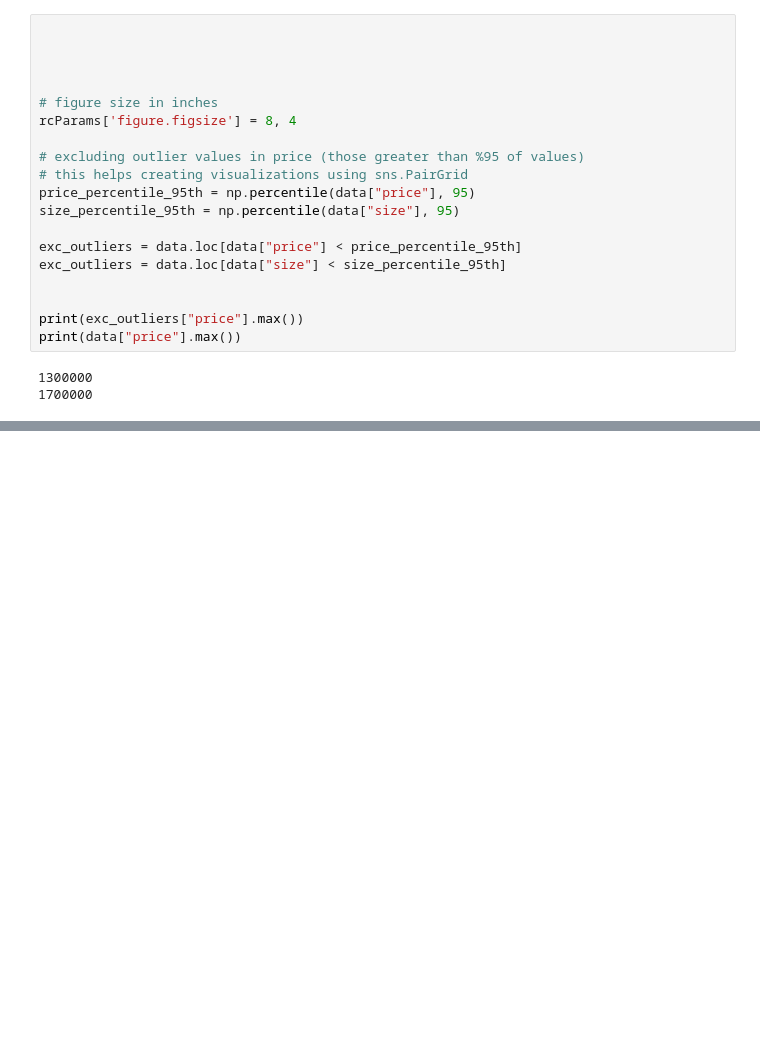
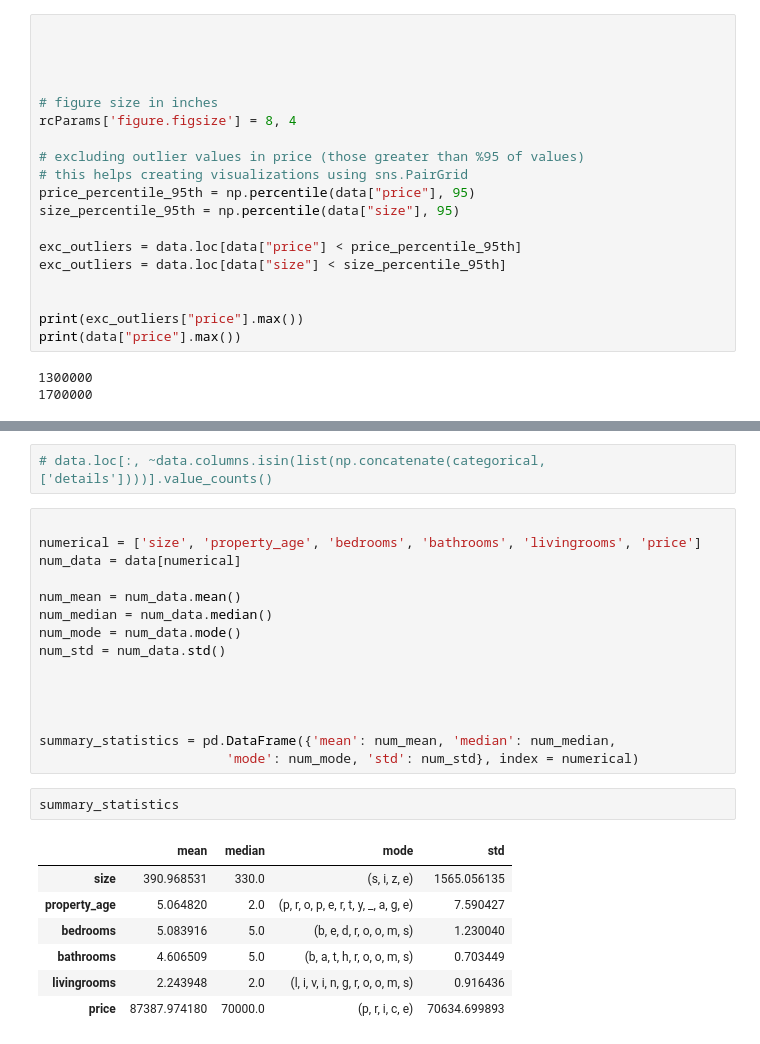
Before and after one commit to Turkinass/Aqar_Real_Estate_EDA, a Jupyter notebook: eda_raw.ipynb, the cells around one changed output, grey strips where cells are left out. Drawn from its saved outputs; the diff is of its cells as text; blank space fills up the shorter version.

```diff
--- a/eda_raw.ipynb
+++ b/eda_raw.ipynb
@@ -253,0 +358,27 @@ print(data["price"].max())
+# %%
+# data.loc[:, ~data.columns.isin(list(np.concatenate(categorical, ['details'])))].value_counts()
+# %%
+
+numerical = ['size', 'property_age', 'bedrooms', 'bathrooms', 'livingrooms', 'price']
+num_data = data[numerical]
+
+num_mean = num_data.mean()
+num_median = num_data.median()
+num_mode = num_data.mode()
+num_std = num_data.std()
+
+
+
+
+summary_statistics = pd.DataFrame({'mean': num_mean, 'median': num_median,
+                        'mode': num_mode, 'std': num_std}, index = numerical)
+# %%
+summary_statistics
+# %% [output]
+|  | mean | median | mode | std |
+| size | 390.968531 | 330.0 | (s, i, z, e) | 1565.056135 |
+| property_age | 5.064820 | 2.0 | (p, r, o, p, e, r, t, y, _, a, g, e) | 7.590427 |
+| bedrooms | 5.083916 | 5.0 | (b, e, d, r, o, o, m, s) | 1.230040 |
+| bathrooms | 4.606509 | 5.0 | (b, a, t, h, r, o, o, m, s) | 0.703449 |
+| livingrooms | 2.243948 | 2.0 | (l, i, v, i, n, g, r, o, o, m, s) | 0.916436 |
+| price | 87387.974180 | 70000.0 | (p, r, i, c, e) | 70634.699893 |
```
Also changed, not shown: parts of 30 cells of this notebook, 1 other file.
